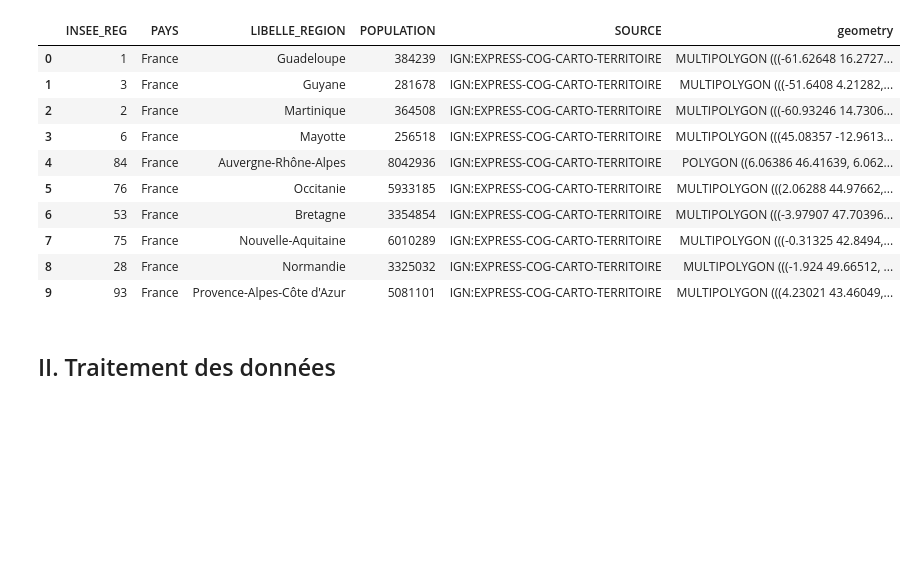
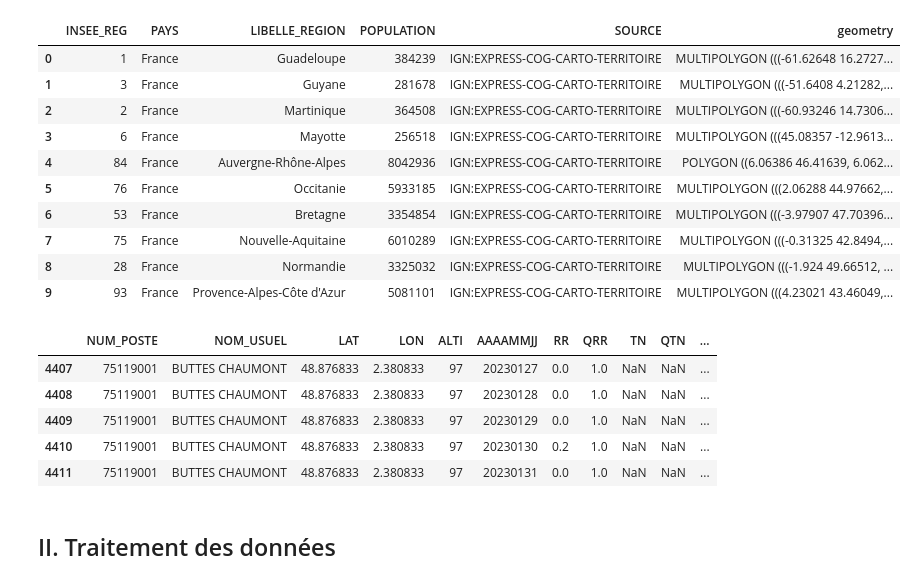
Before and after one commit to celineferbach/Projet-accidents-de-la-route, a Jupyter notebook: importation.ipynb, the cells around one changed output. Saved outputs shown, nothing was run; the diff lists cells and outputs as text; code cells hidden in the pictures; blank space fills up the shorter version.

```diff
--- a/importation.ipynb
+++ b/importation.ipynb
@@ -181,6 +185,40 @@ carte_reg.head(10)
 | 7 | 75 | France | Nouvelle-Aquitaine | 6010289 | IGN:EXPRESS-COG-CARTO-TERRITOIRE | MULTIPOLYGON (((-0.31325 42.8494,... |
 | 8 | 28 | France | Normandie | 3325032 | IGN:EXPRESS-COG-CARTO-TERRITOIRE | MULTIPOLYGON (((-1.924 49.66512, ... |
 | 9 | 93 | France | Provence-Alpes-Côte d'Azur | 5081101 | IGN:EXPRESS-COG-CARTO-TERRITOIRE | MULTIPOLYGON (((4.23021 43.46049,... |
+# %%
+#Chargement des données météorologiques
+
+RRTVent_95 = recuperer_donnees_gz('00b37d57-76cf-4531-8fde-112a576a9a6e', 'QUOT_departement_95_periode_2023_2024_RR-T-Vent', ';')
+autres_parametres_95 = recuperer_donnees_gz('b3482517-0713-4eac-afcc-eb5b135a6ff2', 'QUOT_departement_95_periode_2023_2024_autres_parametres', ';')
+
+RRTVent_94 = recuperer_donnees_gz('dc4b8ca5-e72b-4f24-82c6-9d75f08c594b', 'QUOT_departement_94_periode_2023_2024_RR-T-Vent', ';')
+autres_parametres_94 = recuperer_donnees_gz('4ff5e1a0-c949-47ce-bdbf-e625c6df3f0e', 'QUOT_departement_94_periode_2023_2024_autres_parametres', ';')
+
+RRTVent_93 = recuperer_donnees_gz('8818da6a-3c3a-4c1e-ba7e-1e1a9c66120a', 'QUOT_departement_93_periode_2023_2024_RR-T-Vent', ';')
+autres_parametres_93 = recuperer_donnees_gz('6eadda53-ef58-4246-91ac-e84ed1a75e8f', 'QUOT_departement_93_periode_2023_2024_autres_parametres', ';')
+
+RRTVent_92 = recuperer_donnees_gz('881525f4-f786-4eb6-ac4d-d62f3089ed19', 'QUOT_departement_92_periode_2023_2024_RR-T-Vent', ';')
+autres_parametres_92 = recuperer_donnees_gz('634cc1ec-7d2a-47e4-9ef1-be51a894dbba', 'QUOT_departement_92_periode_2023_2024_autres_parametres', ';')
+
+RRTVent_91 = recuperer_donnees_gz('e3719036-f756-4a42-b1d8-ba65235d60e1', 'QUOT_departement_91_periode_2023_2024_RR-T-Vent', ';')
+autres_parametres_91 = recuperer_donnees_gz('0bce2def-d015-41e4-9d14-5127eed7b94d', 'QUOT_departement_91_periode_2023_2024_autres_parametres', ';')
+
+RRTVent_78 = recuperer_donnees_gz('c5aabcc5-3f3d-4caa-ac8a-c766685cf7b5', 'QUOT_departement_78_periode_2023_2024_RR-T-Vent', ';')
+autres_parametres_78 = recuperer_donnees_gz('587bcad8-7514-45fa-a023-39ddd5215433', 'QUOT_departement_78_periode_2023_2024_autres_parametres', ';')
+
+RRTVent_77 = recuperer_donnees_gz('473c287c-001a-4bfa-8c6c-f59afe61bead', 'QUOT_departement_77_periode_2023_2024_RR-T-Vent', ';')
+autres_parametres_77 = recuperer_donnees_gz('2b592ebd-d8c4-4fbd-8205-e04fab626ca8', 'QUOT_departement_77_periode_2023_2024_autres_parametres', ';')
+
+RRTVent_75 = recuperer_donnees_gz('aba837dc-fc7c-4010-ab5e-0eb02feb0010', 'QUOT_departement_77_periode_2023_2024_RR-T-Vent', ';')
+autres_parametres_75 = recuperer_donnees_gz('863521b9-9e04-4255-b720-6d3ff4da3ef1', 'QUOT_departement_77_periode_2023_2024_autres_parametres', ';')
+RRTVent_75.tail()
+# %% [output]
+|  | NUM_POSTE | NOM_USUEL | LAT | LON | ALTI | AAAAMMJJ | RR | QRR | TN | QTN | ... |
+| 4407 | 75119001 | BUTTES CHAUMONT | 48.876833 | 2.380833 | 97 | 20230127 | 0.0 | 1.0 | NaN | NaN | ... |
+| 4408 | 75119001 | BUTTES CHAUMONT | 48.876833 | 2.380833 | 97 | 20230128 | 0.0 | 1.0 | NaN | NaN | ... |
+| 4409 | 75119001 | BUTTES CHAUMONT | 48.876833 | 2.380833 | 97 | 20230129 | 0.0 | 1.0 | NaN | NaN | ... |
+| 4410 | 75119001 | BUTTES CHAUMONT | 48.876833 | 2.380833 | 97 | 20230130 | 0.2 | 1.0 | NaN | NaN | ... |
+| 4411 | 75119001 | BUTTES CHAUMONT | 48.876833 | 2.380833 | 97 | 20230131 | 0.0 | 1.0 | NaN | NaN | ... |
 # %% [markdown]
 ## II. Traitement des données
 # %% [markdown]
```
Also changed, not shown: parts of 13 cells of this notebook, 1 other file.
